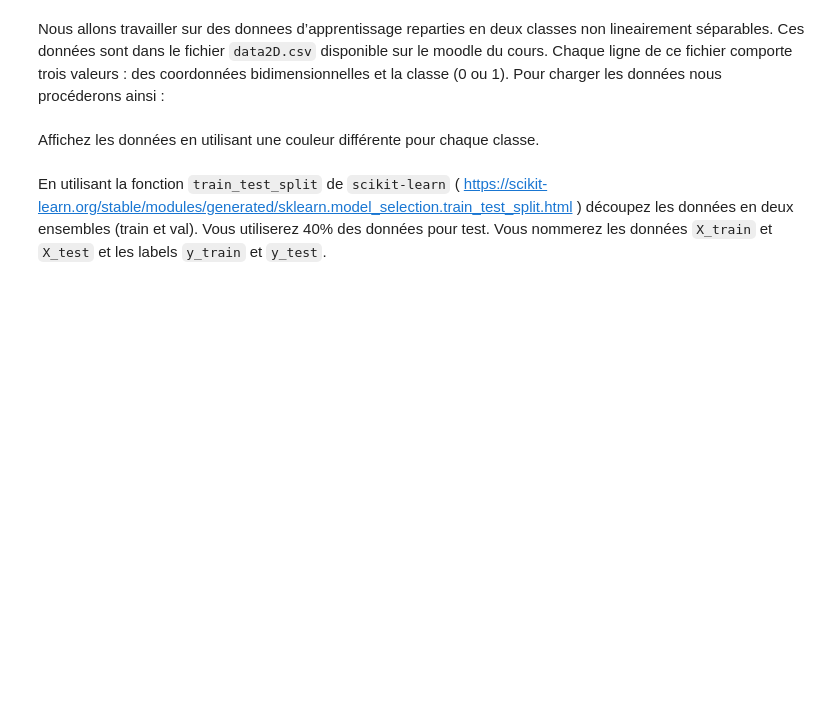
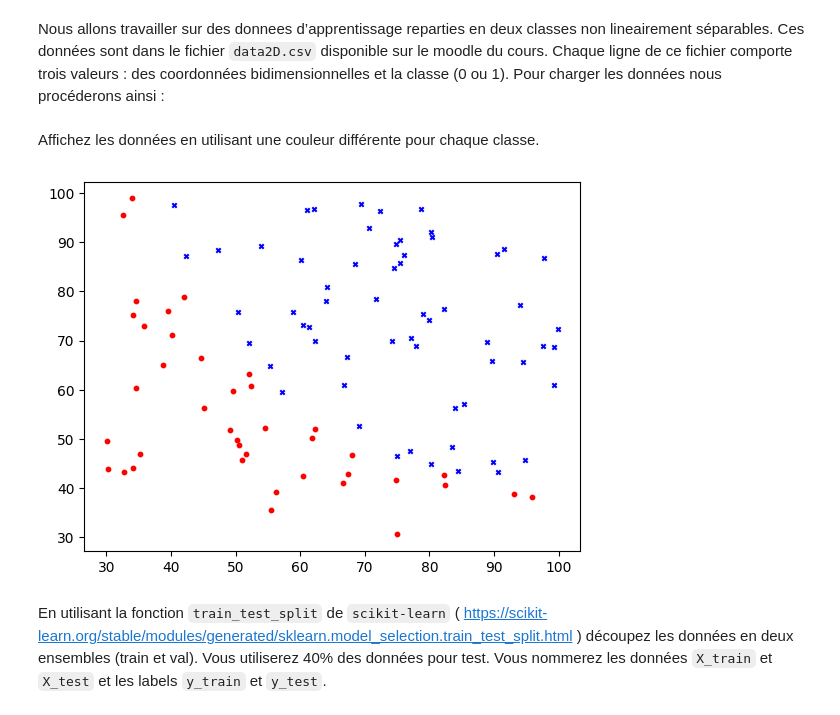
Before and after one commit to ViniciusGN/Kaggle-AI-Studies, a Jupyter notebook: Apprentissage/TP3_Vinicius_Nascimento/TP3_Vinicius_Nascimento.ipynb, the cells around one changed output. Cells and saved outputs as stored; diff of their text form; code cells hidden in the pictures; blank space fills up the shorter version.

```diff
--- a/Apprentissage/TP3_Vinicius_Nascimento/TP3_Vinicius_Nascimento.ipynb
+++ b/Apprentissage/TP3_Vinicius_Nascimento/TP3_Vinicius_Nascimento.ipynb
@@ -112,3 +112,11 @@ raise NotImplementedError()
+# %%
+# YOUR CODE HERE
+plt.scatter(X[y == 0, 0], X[y == 0, 1], color='red', marker='o', label='Classe 0', s=10)
+plt.scatter(X[y == 1, 0], X[y == 1, 1], color='blue', marker='x', label='Classe 1', s=10)
+plt.show()
+# raise NotImplementedError()
+# %% [output]
+[figure, added]
 # %% [markdown]
 En utilisant la fonction `train_test_split` de `scikit-learn` ( https://scikit-learn.org/stable/modules/generated/sklearn.model_selection.train_test_split.html ) découpez les données en deux ensembles (train et val).
 Vous utiliserez 40% des données pour test. Vous nommerez les données `X_train` et `X_test` et les labels `y_train` et `y_test`.
```
Also changed, not shown: parts of 51 cells of this notebook.
